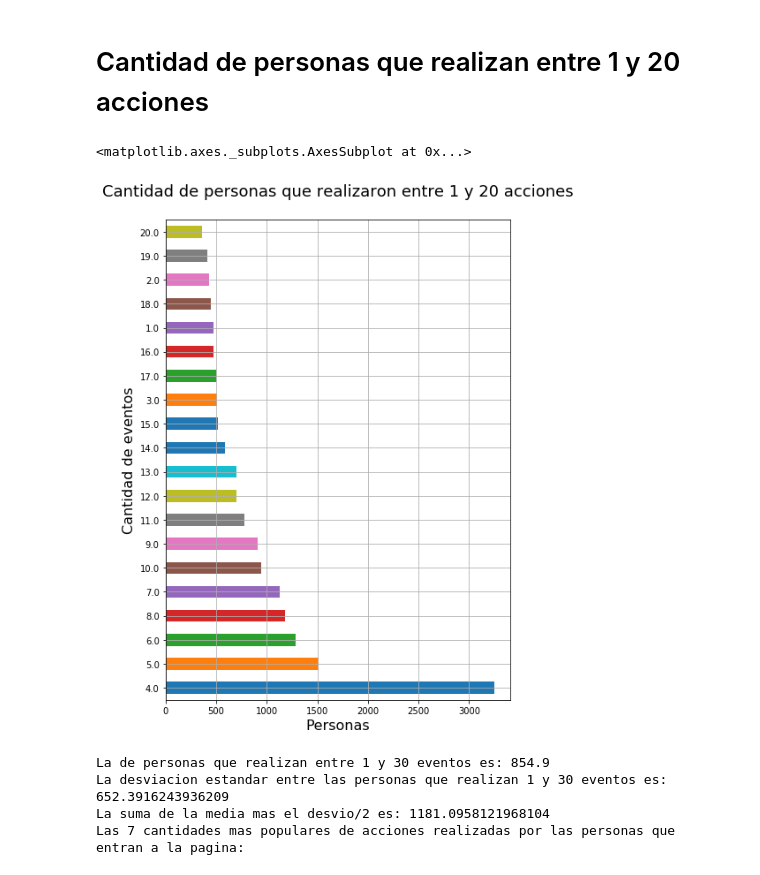
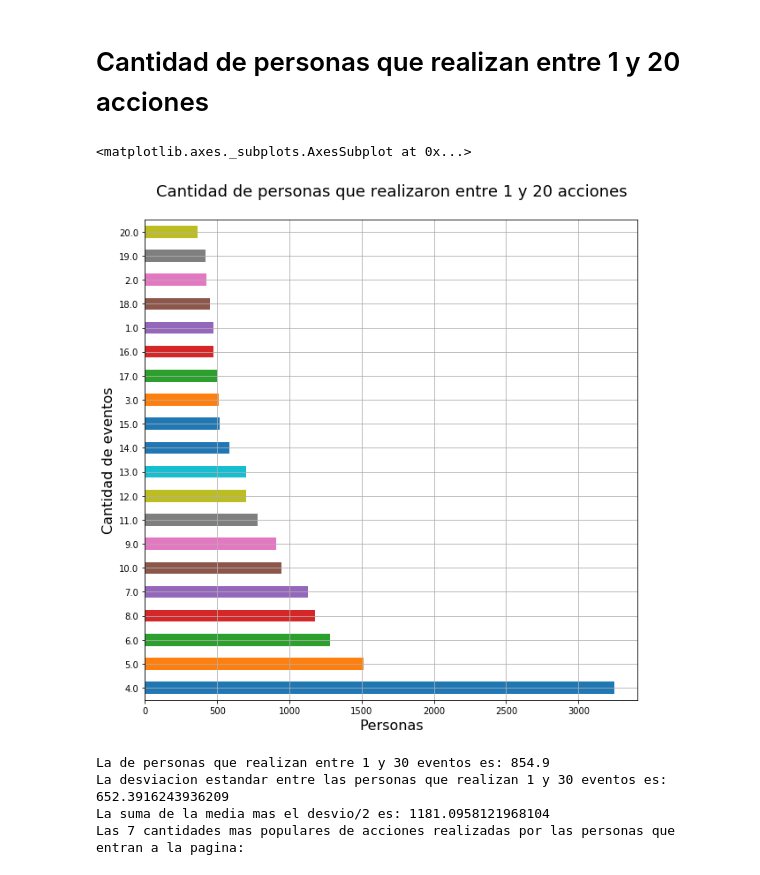
Before and after one commit to javier2409/TP1Datos2C2018, a Jupyter notebook: Analisis Personal 1.ipynb, the cells around one changed output. Drawn from its saved outputs; the diff is of its cells as text; code cells hidden in the pictures.

```diff
--- a/Analisis Personal.ipynb
+++ b/Analisis Personal 1.ipynb
@@ -144,14 +144,14 @@ plt.show()
 # %%
 grupHasta30Ev=grupPerEv.loc[grupPerEv['suma'] <= 20.0]
 x=grupHasta30Ev['suma'].value_counts()
-plt2 = x.plot(kind = 'barh', grid=True,figsize = (7,10))
+plt2 = x.plot(kind = 'barh', grid=True,figsize = (10,10))
 plt2.set_title("Cantidad de personas que realizaron entre 1 y 20 acciones\n",size=18)
 plt2.set_xlabel("Personas",fontsize = 16)
 plt2.set_ylabel("Cantidad de eventos",fontsize = 16)
 plt2
 # %% [output]
 <matplotlib.axes._subplots.AxesSubplot at 0x...>
-[figure, old version]
+[figure, new version]
 # %%
 print('La de personas que realizan entre 1 y 30 eventos es: ' + str(x.mean()))
 print('La desviacion estandar entre las personas que realizan 1 y 30 eventos es: ' + str(x.std()))
```
Also changed, not shown: 44 other files.
